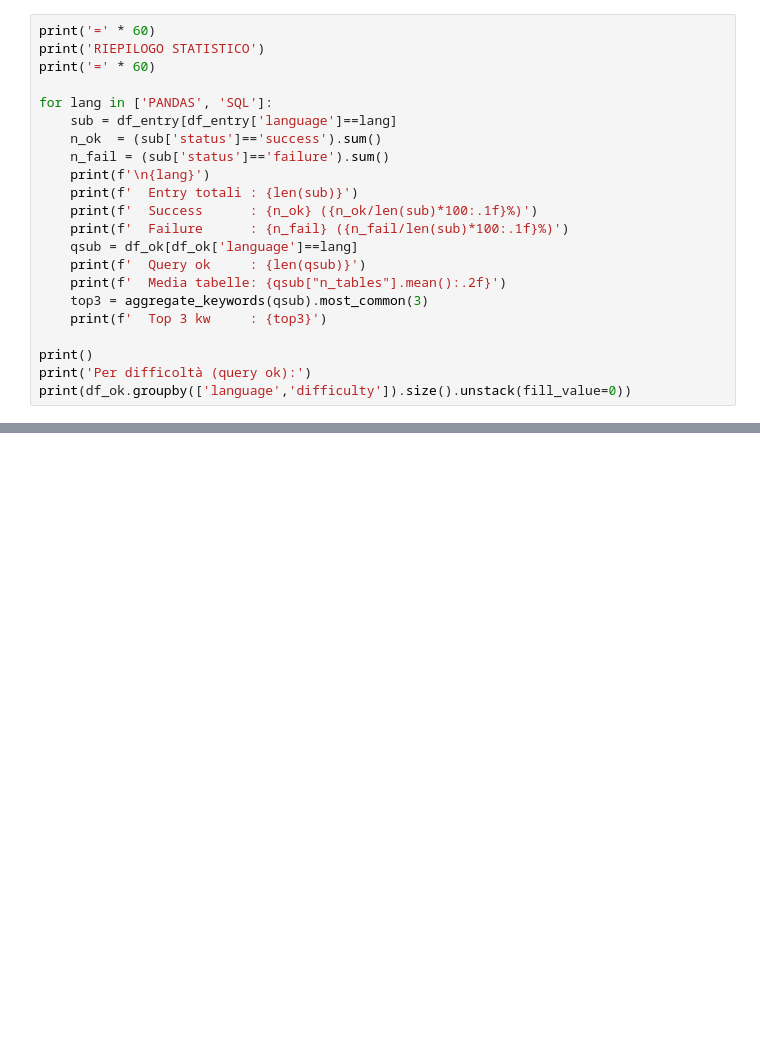
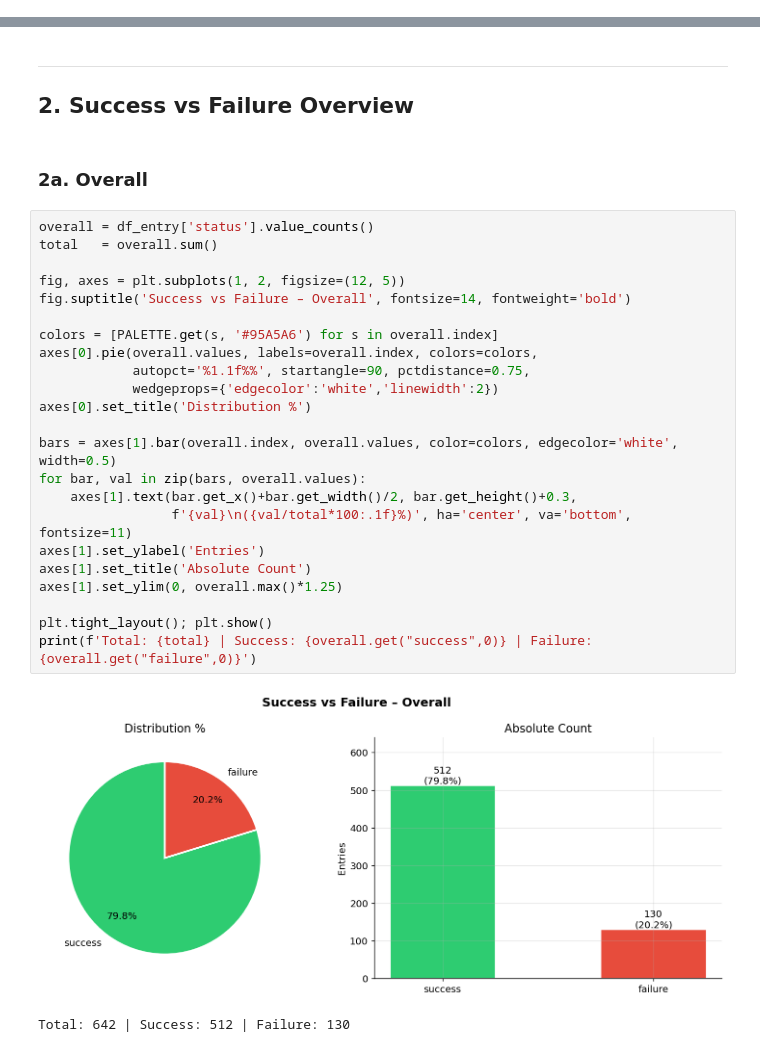
Before and after one commit to dbmodena/orqa, a Jupyter notebook: notebooks/query_analysis.ipynb, the cells around one changed output, grey strips where cells are left out. Cells and saved outputs as stored; diff of their text form; blank space fills up the shorter version.

```diff
--- a/notebooks/query_analysis.ipynb
+++ b/notebooks/query_analysis.ipynb
@@ -457,22 +0,0 @@ Keyword CONDIVISE    (2):       ['count', 'sum']
-# %%
-print('=' * 60)
-print('RIEPILOGO STATISTICO')
-print('=' * 60)
-
-for lang in ['PANDAS', 'SQL']:
-    sub = df_entry[df_entry['language']==lang]
-    n_ok  = (sub['status']=='success').sum()
-    n_fail = (sub['status']=='failure').sum()
-    print(f'\n{lang}')
-    print(f'  Entry totali : {len(sub)}')
-    print(f'  Success      : {n_ok} ({n_ok/len(sub)*100:.1f}%)')
-    print(f'  Failure      : {n_fail} ({n_fail/len(sub)*100:.1f}%)')
-    qsub = df_ok[df_ok['language']==lang]
-    print(f'  Query ok     : {len(qsub)}')
-    print(f'  Media tabelle: {qsub["n_tables"].mean():.2f}')
-    top3 = aggregate_keywords(qsub).most_common(3)
-    print(f'  Top 3 kw     : {top3}')
-
-print()
-print('Per difficoltà (query ok):')
-print(df_ok.groupby(['language','difficulty']).size().unstack(fill_value=0))
@@ -496,0 +147,31 @@ SQL             67    67           89
+# %% [markdown]
+---
+## 2. Success vs Failure Overview
+# %% [markdown]
+### 2a. Overall
+# %%
+overall = df_entry['status'].value_counts()
+total   = overall.sum()
+
+fig, axes = plt.subplots(1, 2, figsize=(12, 5))
+fig.suptitle('Success vs Failure – Overall', fontsize=14, fontweight='bold')
+
+colors = [PALETTE.get(s, '#95A5A6') for s in overall.index]
+axes[0].pie(overall.values, labels=overall.index, colors=colors,
+            autopct='%1.1f%%', startangle=90, pctdistance=0.75,
+            wedgeprops={'edgecolor':'white','linewidth':2})
+axes[0].set_title('Distribution %')
+
+bars = axes[1].bar(overall.index, overall.values, color=colors, edgecolor='white', width=0.5)
+for bar, val in zip(bars, overall.values):
+    axes[1].text(bar.get_x()+bar.get_width()/2, bar.get_height()+0.3,
+                 f'{val}\n({val/total*100:.1f}%)', ha='center', va='bottom', fontsize=11)
+axes[1].set_ylabel('Entries')
+axes[1].set_title('Absolute Count')
+axes[1].set_ylim(0, overall.max()*1.25)
+
+plt.tight_layout(); plt.show()
+print(f'Total: {total} | Success: {overall.get("success",0)} | Failure: {overall.get("failure",0)}')
+# %% [output]
+[figure, added]
+Total: 642 | Success: 512 | Failure: 130
```
Also changed, not shown: parts of 71 cells of this notebook, 10 other files.
